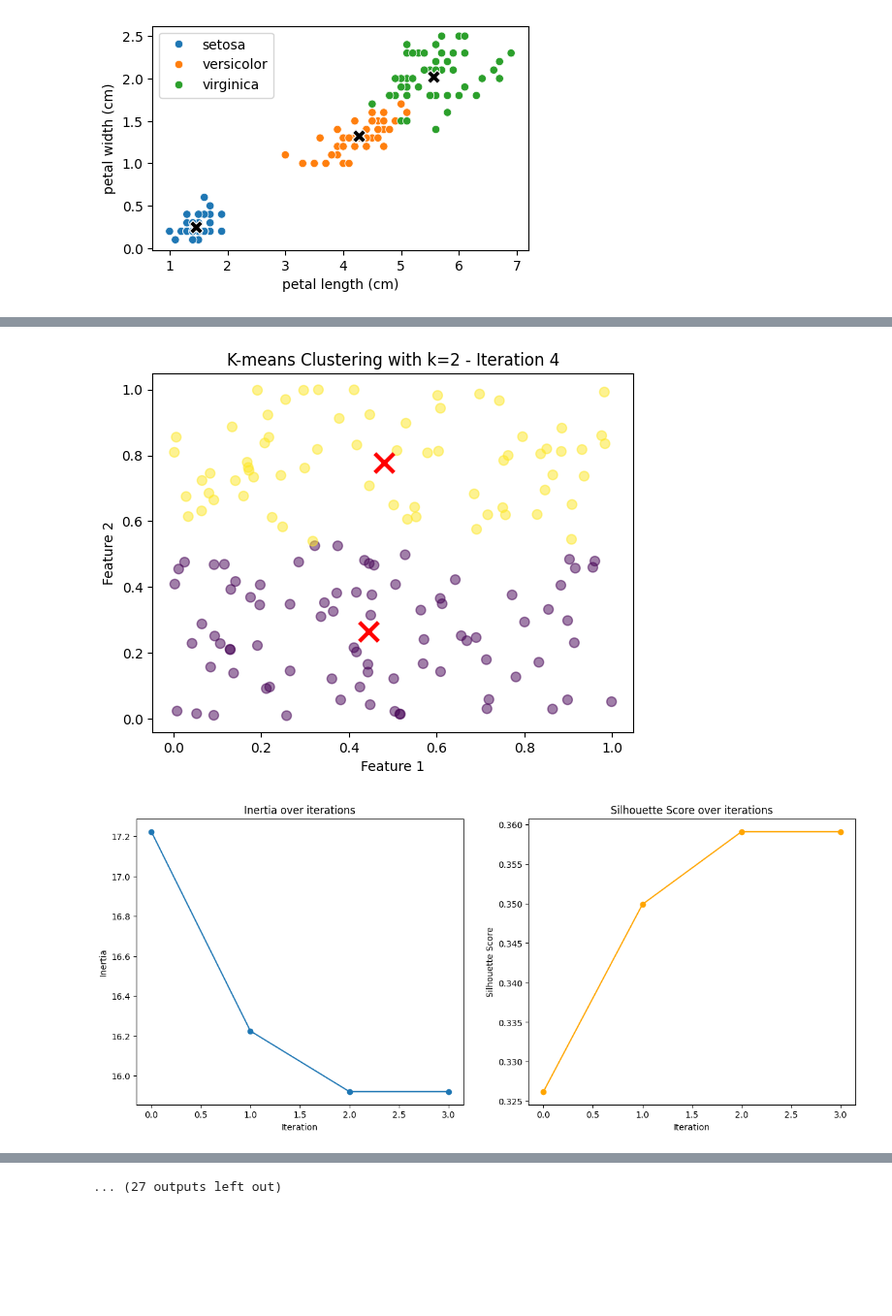
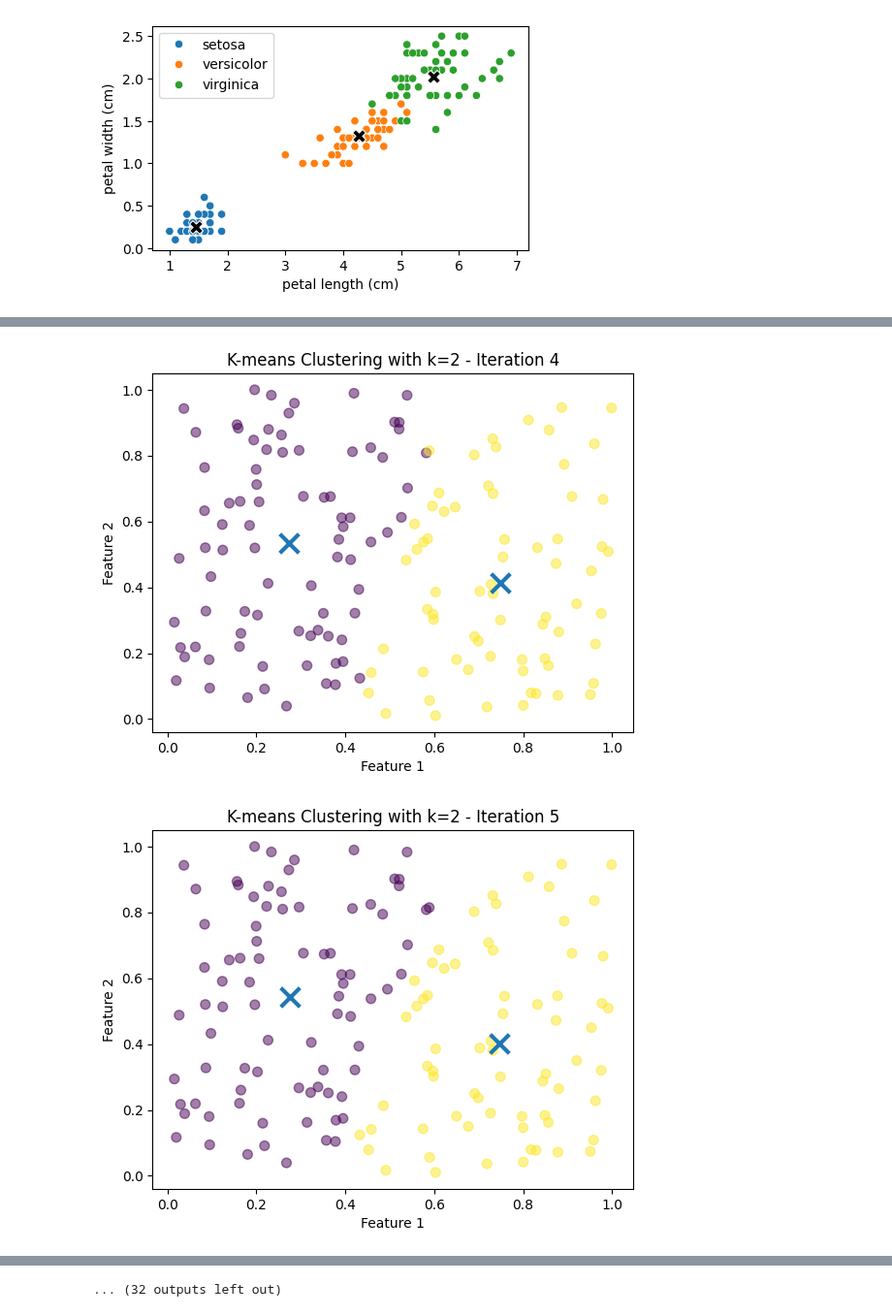
Before and after one commit to tylerscott3/CS290, a Jupyter notebook: kmeansalgorithm.ipynb, the cells around one changed output, grey strips where cells are left out. Shown at 97% size. Drawn from its saved outputs; the diff is of its cells as text; code cells hidden in the pictures; blank space fills up the shorter version.

```diff
--- a/kmeansalgorithm.ipynb
+++ b/kmeansalgorithm.ipynb
@@ -146,5 +144,5 @@ Initialized centroids:
 # %%
-def kmeans_algorithm(X, k, init_method="random", max_iters=10000, tol=1e-4):
+def kmeans_algorithm(X, k, init_method="random", tol = 1e-4):
     # Initialize centroids
     centroids = initialize_centroids(X, k, method=init_method)
     prev_centroids = np.zeros_like(centroids)
@@ -152,7 +150,7 @@ def kmeans_algorithm(X, k, init_method="random", max_iters=10000, tol=1e-4):
     # Store the iteration history for visualization
     history = []
 
-    for i in range(max_iters):
+    for i in range(10000):
         # Step 1: Assign each point to the nearest centroid
         distances = np.linalg.norm(X[:, np.newaxis] - centroids, axis=2)
         labels = np.argmin(distances, axis=1)
@@ -234,3 +204,30 @@ for k in k_values:
+# %%
+def kmeans_algorithm(X, k, init_method="random", tol=1e-4):  # Add tol
+    # Initialize centroids
+    centroids = initialize_centroids(X, k, method=init_method)
+    prev_centroids = np.zeros_like(centroids)
+
+    # Store the iteration history for visualization
+    history = []
+
+    for i in range(10000):
+        # Step 1: Assign each point to the nearest centroid
+        distances = np.linalg.norm(X[:, np.newaxis] - centroids, axis=2)
+        labels = np.argmin(distances, axis=1)
+
+        # Step 2: Recompute the centroids
+        new_centroids = np.array([X[labels == j].mean(axis=0) for j in range(k)])
+
+        # Store history for visualization
+        history.append((centroids.copy(), labels.copy()))
+
+        # Check for convergence (if centroids don't change significantly)
+        if np.linalg.norm(new_centroids - centroids) < tol:
+            break
+
+        centroids = new_centroids
+
+    return centroids, labels, history # Make sure to return 3 values: centroids, labels, and history
 # %%
 def calculate_inertia(X, centroids, labels):
     # Calculate the squared Euclidean distance between each point and its assigned centroid
@@ -324,14 +321,14 @@ def plot_kmeans_history(X, history, inertia_history, silhouette_history, title="
     for i, (centroids, labels) in enumerate(history):
         plt.cla()  # Clear axis before each iteration
         plt.scatter(X[:, 0], X[:, 1], c=labels, cmap='viridis', s=50, alpha=0.5)
-        plt.scatter(centroids[:, 0], centroids[:, 1], marker='x', color='red', s=200, linewidths=3)
+        plt.scatter(centroids[:, 0], centroids[:, 1], marker='x',  s=200, linewidths=3)
         plt.title(f"{title} - Iteration {i + 1}")
         plt.xlabel("Feature 1")
         plt.ylabel("Feature 2")
         plt.show()
 
     # Plot inertia and silhouette score
-    fig, (ax1, ax2) = plt.subplots(1, 2, figsize=(15, 6))
+    fig, (ax1, ax2) = plt.subplots(1, 2, figsize=(10, 6))
     ax1.plot(inertia_history, marker='o')
     ax1.set_title("Inertia over iterations")
     ax1.set_xlabel("Iteration")
@@ -345,10 +342,10 @@ def plot_kmeans_history(X, history, inertia_history, silhouette_history, title="
     plt.show()
 
 # Example usage
-X = np.random.rand(150, 2)  # Example data, replace with the actual dataset like Iris or Penguins
-k_values = [2, 3, 4, 5]
+#X = np.random.rand(150, 2)  # Example data, replace with the actual dataset like Iris or Penguins
+k_values = [2, 3, 4, 5, 6]
 
 for k in k_values:
-    centroids, labels, history, inertia_history, silhouette_history = kmeans_algorithm(X, k, init_method="kmeans++")
-    plot_kmeans_history(X, history, inertia_history, silhouette_history, title=f"K-means Clustering with k={k}")
+  centroids, labels, history, inertia_history, silhouette_history = kmeans_algorithm(X, k, init_method="kmeans++")
+  plot_kmeans_history(X, history, inertia_history, silhouette_history, title=f"K-means Clustering with k={k}")
 # %% [output]
@@ -358,2 +355,2 @@ for k in k_values:
-[figure, old version]
+[figure, new version]
-[figure, old version]
+[figure, new version]
@@ -367 +364 @@ for k in k_values:
-... (27 outputs left out)
+... (32 outputs left out)
```
Also changed, not shown: parts of 5 cells of this notebook.
